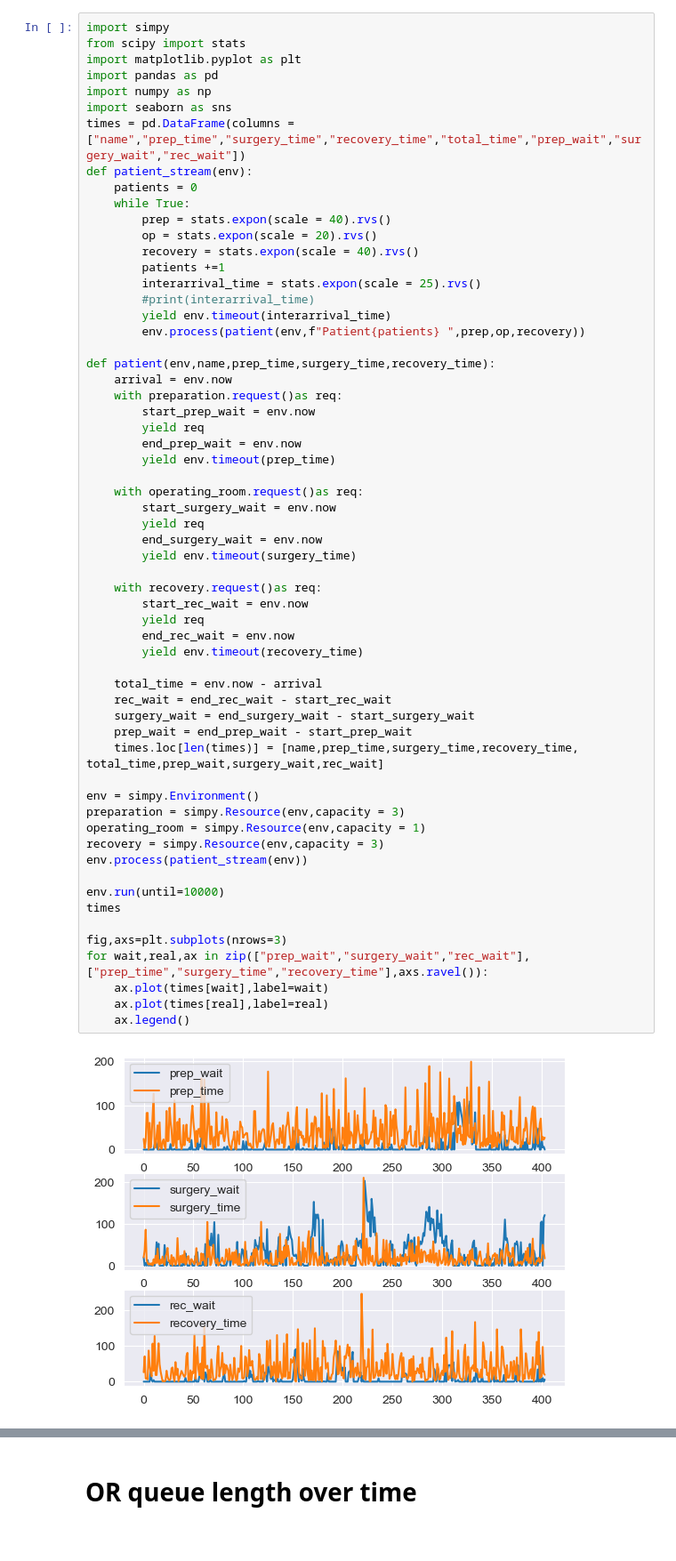
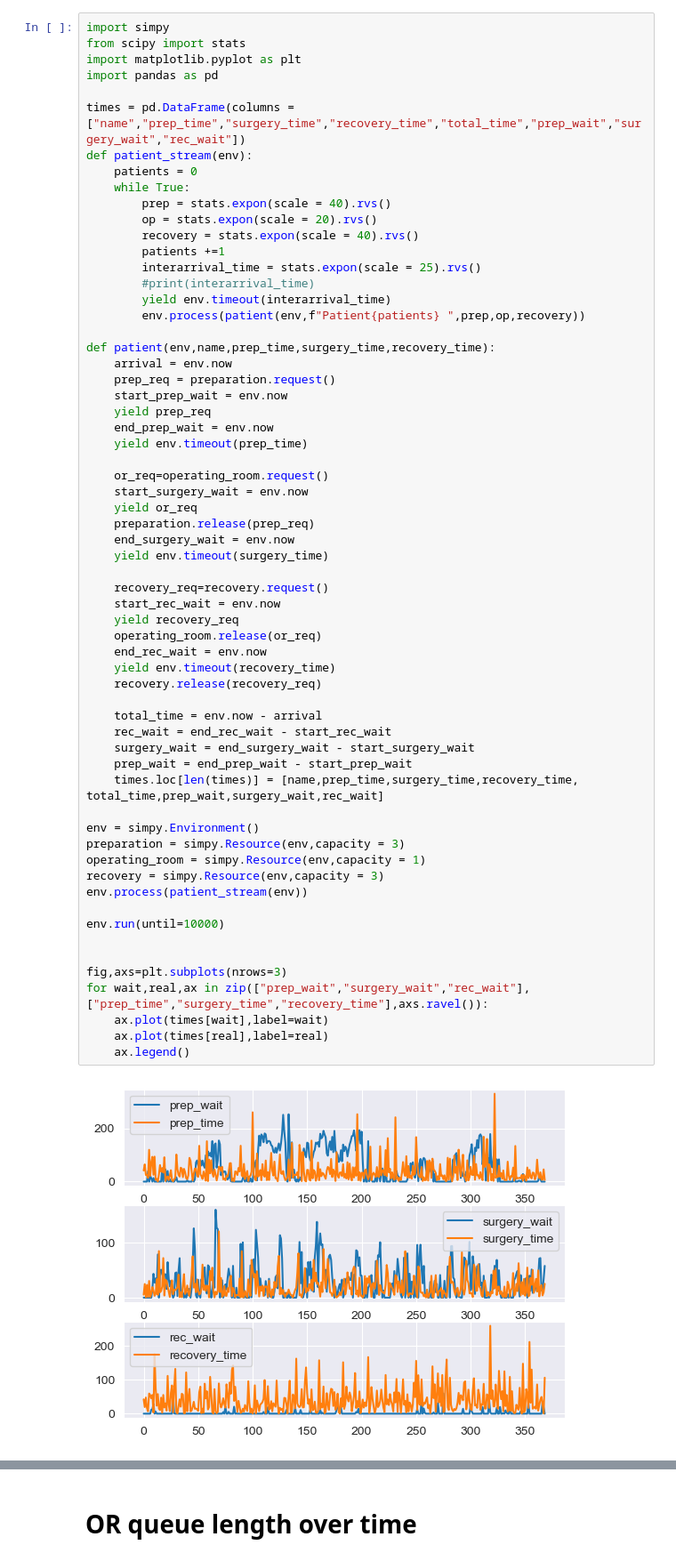
Before and after one commit to joona111/Simulation-Project, a Jupyter notebook: Hospital.ipynb, the cells around one changed output, grey strips where cells are left out. Shown at 89% size. Cells and saved outputs as stored; diff of their text form.

Commit message:
hostpital.ipynb version should now wait for next room to become available

```diff
--- a/Hospital.ipynb
+++ b/Hospital.ipynb
@@ -3,8 +3,7 @@ import simpy
 from scipy import stats
 import matplotlib.pyplot as plt
 import pandas as pd
-import numpy as np
-import seaborn as sns
+
 times = pd.DataFrame(columns = ["name","prep_time","surgery_time","recovery_time","total_time","prep_wait","surgery_wait","rec_wait"])
 def patient_stream(env):
     patients = 0
@@ -16,47 +15,50 @@ def patient_stream(env):
         interarrival_time = stats.expon(scale = 25).rvs()
         #print(interarrival_time)
         yield env.timeout(interarrival_time)
         env.process(patient(env,f"Patient{patients} ",prep,op,recovery))
 
 def patient(env,name,prep_time,surgery_time,recovery_time):
     arrival = env.now
-    with preparation.request()as req:
-        start_prep_wait = env.now
-        yield req
-        end_prep_wait = env.now
-        yield env.timeout(prep_time)
+    prep_req = preparation.request()
+    start_prep_wait = env.now
+    yield prep_req
+    end_prep_wait = env.now
+    yield env.timeout(prep_time)
 
-    with operating_room.request()as req:
-        start_surgery_wait = env.now
-        yield req
-        end_surgery_wait = env.now
-        yield env.timeout(surgery_time)
+    or_req=operating_room.request()
+    start_surgery_wait = env.now
+    yield or_req
+    preparation.release(prep_req)
+    end_surgery_wait = env.now
+    yield env.timeout(surgery_time)
 
-    with recovery.request()as req:
-        start_rec_wait = env.now
-        yield req
-        end_rec_wait = env.now
-        yield env.timeout(recovery_time)
+    recovery_req=recovery.request()
+    start_rec_wait = env.now
+    yield recovery_req
+    operating_room.release(or_req)
+    end_rec_wait = env.now
+    yield env.timeout(recovery_time)
+    recovery.release(recovery_req)
 
     total_time = env.now - arrival
     rec_wait = end_rec_wait - start_rec_wait
     surgery_wait = end_surgery_wait - start_surgery_wait
     prep_wait = end_prep_wait - start_prep_wait
     times.loc[len(times)] = [name,prep_time,surgery_time,recovery_time, total_time,prep_wait,surgery_wait,rec_wait]
 
 env = simpy.Environment()
 preparation = simpy.Resource(env,capacity = 3)
 operating_room = simpy.Resource(env,capacity = 1)
 recovery = simpy.Resource(env,capacity = 3)
 env.process(patient_stream(env))
 
 env.run(until=10000)
-times
+
 
 fig,axs=plt.subplots(nrows=3)
 for wait,real,ax in zip(["prep_wait","surgery_wait","rec_wait"],["prep_time","surgery_time","recovery_time"],axs.ravel()):
     ax.plot(times[wait],label=wait)
     ax.plot(times[real],label=real)
     ax.legend()
 # %% [output]
-[figure, old version]
+[figure, new version]
```
Also changed, not shown: parts of 3 cells of this notebook, 1 other file.
